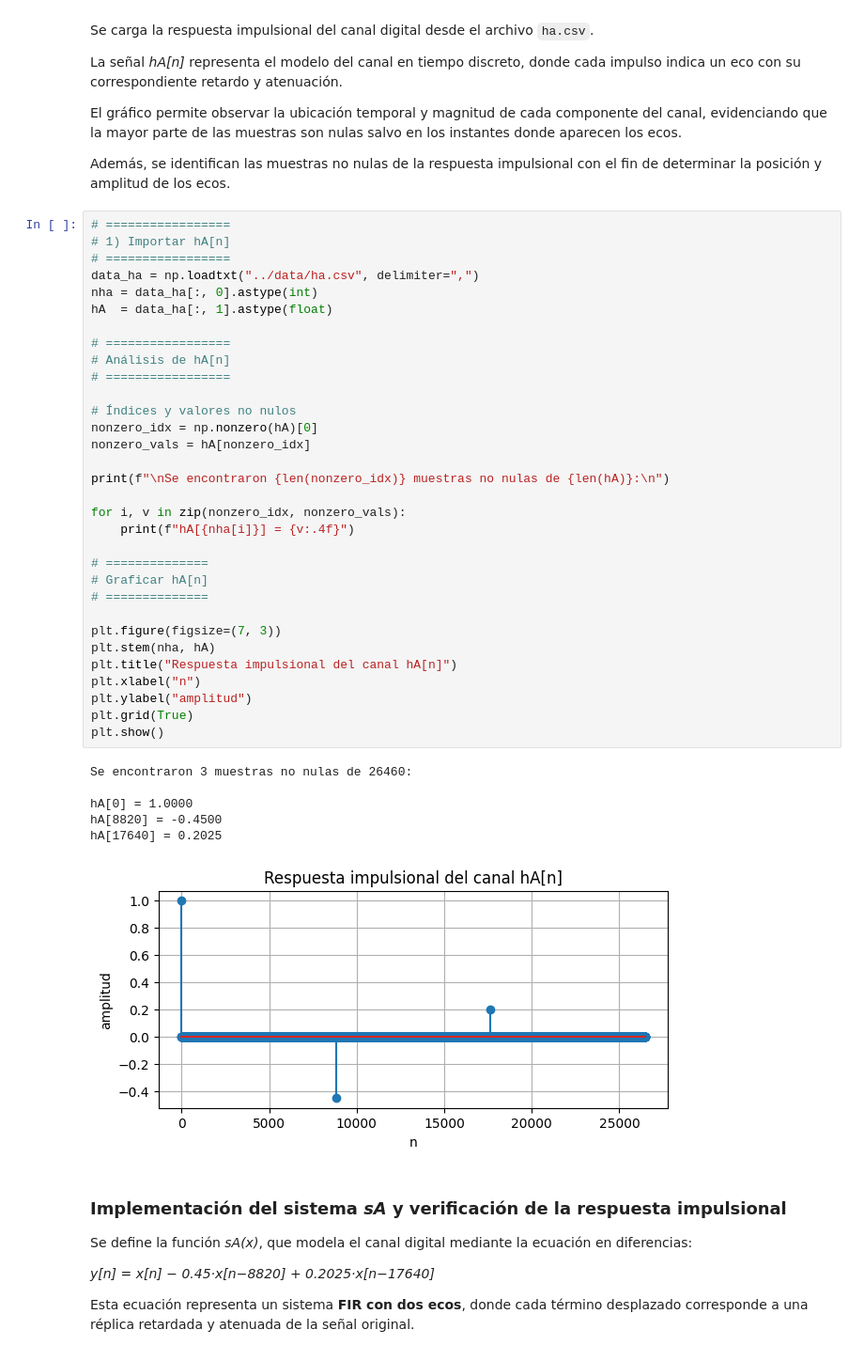
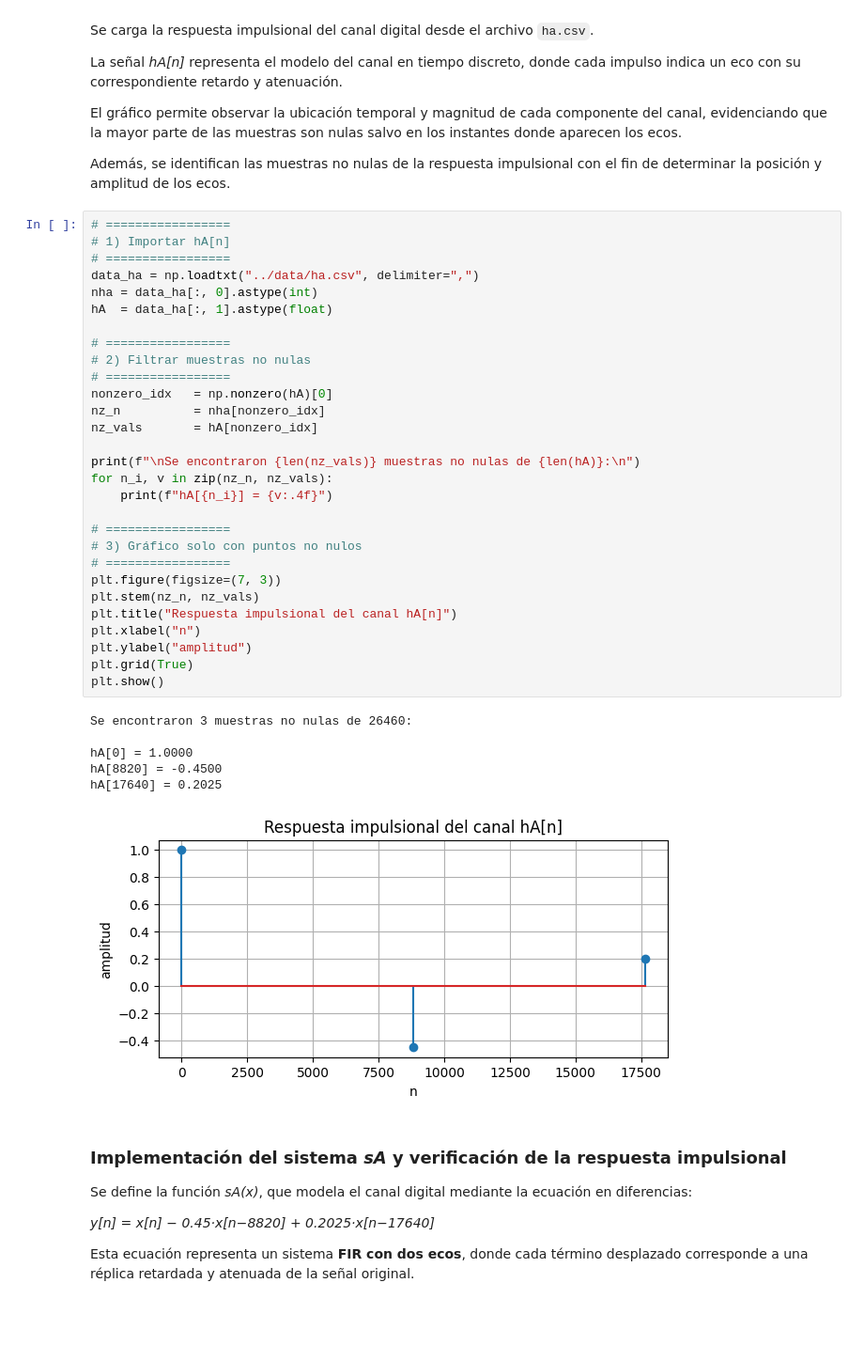
Before and after one commit to gianowolf/pu1-ips-unlp-2025, a Jupyter notebook: notebooks/02_Ejercicio_2.ipynb, the cells around one changed output. Shown at 94% size. Cells and saved outputs as stored; diff of their text form; blank space fills up the shorter version.

```diff
--- a/notebooks/02_Ejercicio_2.ipynb
+++ b/notebooks/02_Ejercicio_2.ipynb
@@ -41,42 +37,39 @@ Además, se identifican las muestras no nulas de la respuesta impulsional con el
 # %%
 # =================
 # 1) Importar hA[n]
 # =================
 data_ha = np.loadtxt("../data/ha.csv", delimiter=",")
 nha = data_ha[:, 0].astype(int)
 hA  = data_ha[:, 1].astype(float)
 
 # =================
-# Análisis de hA[n]
+# 2) Filtrar muestras no nulas
 # =================
+nonzero_idx   = np.nonzero(hA)[0]
+nz_n          = nha[nonzero_idx]
+nz_vals       = hA[nonzero_idx]
 
-# Índices y valores no nulos
-nonzero_idx = np.nonzero(hA)[0]
-nonzero_vals = hA[nonzero_idx]
+print(f"\nSe encontraron {len(nz_vals)} muestras no nulas de {len(hA)}:\n")
+for n_i, v in zip(nz_n, nz_vals):
+    print(f"hA[{n_i}] = {v:.4f}")
 
-print(f"\nSe encontraron {len(nonzero_idx)} muestras no nulas de {len(hA)}:\n")
-
-for i, v in zip(nonzero_idx, nonzero_vals):
-    print(f"hA[{nha[i]}] = {v:.4f}")
-
-# ==============
-# Graficar hA[n]
-# ==============
-
+# =================
+# 3) Gráfico solo con puntos no nulos
+# =================
 plt.figure(figsize=(7, 3))
-plt.stem(nha, hA)
+plt.stem(nz_n, nz_vals)
 plt.title("Respuesta impulsional del canal hA[n]")
 plt.xlabel("n")
 plt.ylabel("amplitud")
 plt.grid(True)
 plt.show()
 # %% [output]
 Se encontraron 3 muestras no nulas de 26460:
 
 hA[0] = 1.0000
 hA[8820] = -0.4500
 hA[17640] = 0.2025
-[figure, old version]
+[figure, new version]
 # %% [markdown]
 ### Implementación del sistema _sA_ y verificación de la respuesta impulsional
 
```
Also changed, not shown: parts of 3 cells of this notebook, 1 other file.
